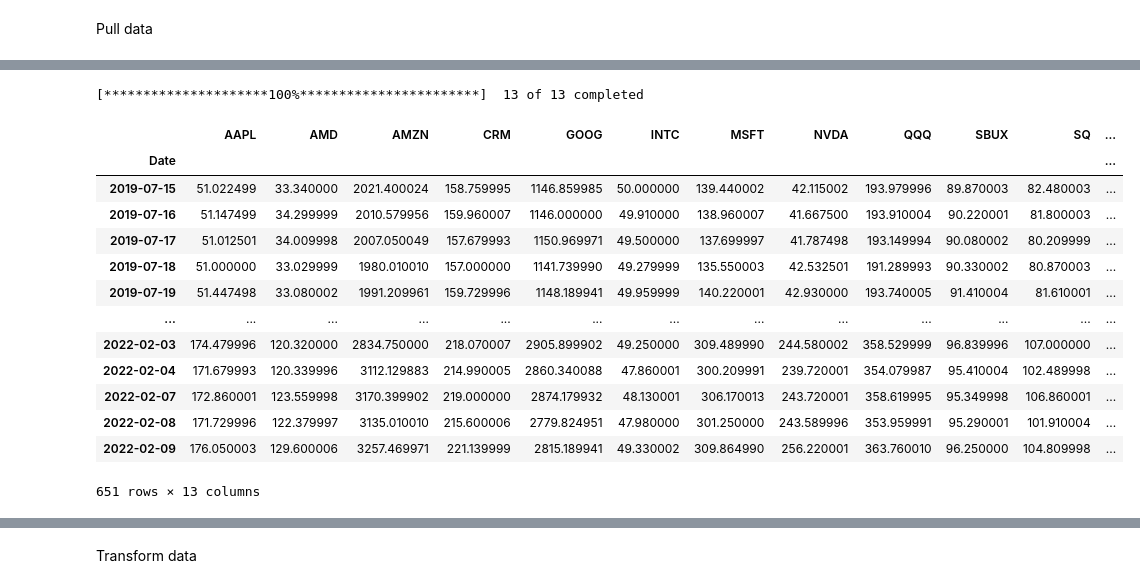
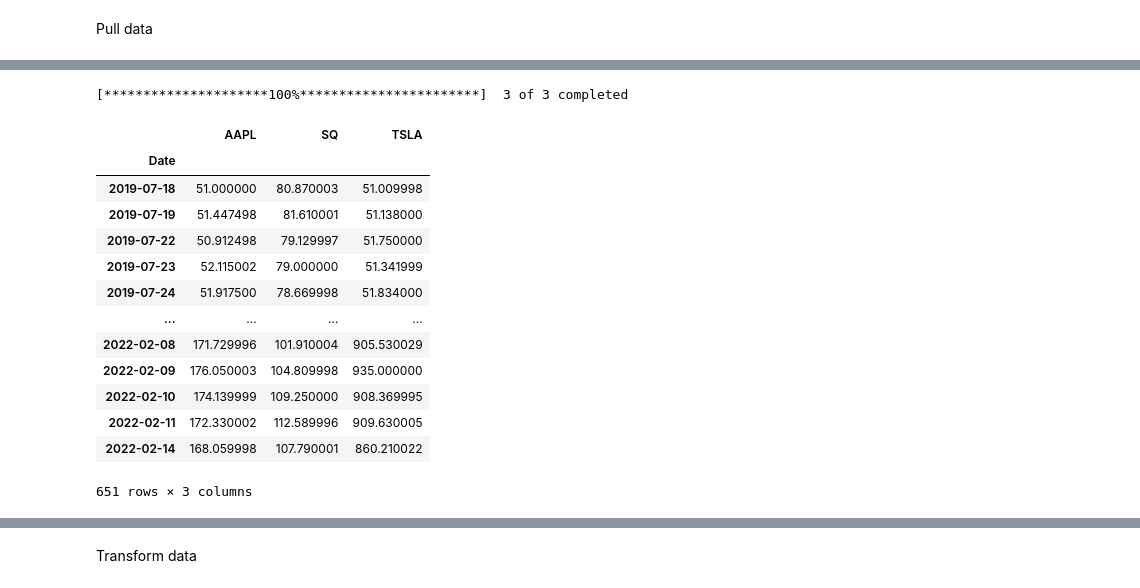
Before and after one commit to applewjr/Stock_Projects, a Jupyter notebook: pred_open.ipynb, the cells around one changed output, grey strips where cells are left out. Saved outputs shown, nothing was run; the diff lists cells and outputs as text; code cells hidden in the pictures.

```diff
--- a/pred_open.ipynb
+++ b/pred_open.ipynb
@@ -149,18 +152,19 @@ trade_type = 'stock'
 
 ### choose stocks of interest
 # stocks chosen must all have data for full range of dates
-stock_list = ['AAPL', 'AMD', 'AMZN', 'CRM', 'GOOG', 'INTC', 'MSFT', 'NVDA', 'QQQ', 'SBUX', 'SQ', 'TSLA', 'TSM'] # core list
+# stock_list = ['AAPL', 'AMD', 'AMZN', 'CRM', 'GOOG', 'INTC', 'MSFT', 'NVDA', 'QQQ', 'SBUX', 'SQ', 'TSLA', 'TSM'] # core list
 # stock_list = ['BTC-USD', 'ETH-USD']
 # stock_list = ['^GSPC'] # AKA S&P 500
 # stock_list = ['VFIAX', 'VTIAX', 'VTSAX']
-# stock_list = ['AAPL', 'SQ', 'TSLA'] # quicker for test runs
+stock_list = ['AAPL', 'SQ', 'TSLA'] # quicker for test runs
+# stock_list = ['AAPL']
 # stock_list = ['TDOC', 'PINS'] # for net loss test runs
 # stock_list = ['FDX', 'TFC', 'DCI', 'DIS', 'MDLZ', 'ROST', 'MDT', 'RTX', 'V'] # random-ish stocks
 
 ### choose how much to contribute each weekly period
 # may choose a single value for all stocks or a set of tailored values per stock
-contrib_amt = [5.00, 3.75, 2.50, 1.25, 2.50, 3.75, 2.50, 3.75, 2.50, 2.50, 2.50, 5.00, 3.75] # for core list new
-# contrib_amt = [10]
+# contrib_amt = [5.00, 3.75, 2.50, 1.25, 2.50, 3.75, 2.50, 3.75, 2.50, 2.50, 2.50, 5.00, 3.75] # for core list new
+contrib_amt = [10]
 # contrib_amt = [5]
 # contrib_amt = [350, 50, 100] # for 3 index list
 
@@ -261,6 +265,13 @@ else:
       ,interval = '1m'
     )
 
+    # ensures a single stock can pass through, not just 2+
+    if len(stock_list) == 1:
+        df_now[stock_list[0]] = df_now['Open']
+        df_now = df_now[[stock_list[0]]]
+    else:
+        df_now = df_now['Open']
+
     df_now = df_now.head(1) # open for today
     df_now = df_now.fillna(0)
 
@@ -268,7 +279,8 @@ else:
 
     x = 1
     for i in stock_list:
-      x = x * int(df_now['Open'][i])
+      # x = x * int(df_now['Open'][i])
+      x = x * int(df_now[i])
 
     if x == 0: # wait 15 seconds if data aren't complete
       time.sleep(15)
@@ -278,7 +290,8 @@ else:
       else:
         print('Warning, today\'s data not yet available')
 
-  df_now['Open']
+  df_now
+
 
 # When compared to later in the day, open prices are a few cents off. Seems fine. Much better than pretending Friday open is the Monday open
 # Datetime of data available:  January 28, 2022 06:31:36
@@ -310,47 +323,63 @@ df_open_check['Open'].tail(2)
 ### This method pulls in the true Open prices for today much quicker (a couple minutes after 6:30am PST)
 
 if trade_type == 'crypto' or trade_type == 'index':
     df = yf.download(
         tickers = stock_list
         # ,start = '2022-01-15'
         # ,end = '2022-01-18'
         ,period = str(day_hist) + 'd'
     )
+
+    # ensures a single crypto or index can pass through, not just 2+
+    if len(stock_list) == 1:
+        df[stock_list[0]] = df['Open']
+        df = df[[stock_list[0]]]
+    else:
+        df = df['Open']
+
 else:
     # Pull all data except for today
     df_bulk = yf.download(
             tickers = stock_list
             # ,start = '2022-01-15'
             # ,end = '2022-01-18'
             ,period = str(day_hist) + 'd'
         )
+
+    # ensures a single stock can pass through, not just 2+
+    if len(stock_list) == 1:
+        df_bulk[stock_list[0]] = df_bulk['Open']
+        df_bulk = df_bulk[[stock_list[0]]]
+    else:
+        df_bulk = df_bulk['Open']
+
     df_good_index = df_bulk.copy() # used to grab the ideal index
     df_bulk.drop(df_bulk.tail(1).index,inplace=True) # bulk w/o the most recent day
 
     # join the data (index is still bad)
     df = pd.concat([df_bulk, df_now])
 
     # sub in a good index
     df = df.reindex_like(df_good_index)
 
     # sub in good open data for today
     for i in stock_list:
-        df['Open', i][len(df)-1] = df_now['Open', i].copy()
+        df[i][len(df)-1] = df_now[i].copy()
 
-df['Open']
+df
 # %% [output]
-[*********************100%***********************]  13 of 13 completed
+[*********************100%***********************]  3 of 3 completed
-|  | AAPL | AMD | AMZN | CRM | GOOG | INTC | MSFT | NVDA | QQQ | SBUX | SQ | ... |
-| Date |  |  |  |  |  |  |  |  |  |  |  | ... |
-| 2019-07-15 | 51.022499 | 33.340000 | 2021.400024 | 158.759995 | 1146.859985 | 50.000000 | 139.440002 | 42.115002 | 193.979996 | 89.870003 | 82.480003 | ... |
-| 2019-07-16 | 51.147499 | 34.299999 | 2010.579956 | 159.960007 | 1146.000000 | 49.910000 | 138.960007 | 41.667500 | 193.910004 | 90.220001 | 81.800003 | ... |
-| 2019-07-17 | 51.012501 | 34.009998 | 2007.050049 | 157.679993 | 1150.969971 | 49.500000 | 137.699997 | 41.787498 | 193.149994 | 90.080002 | 80.209999 | ... |
-| 2019-07-18 | 51.000000 | 33.029999 | 1980.010010 | 157.000000 | 1141.739990 | 49.279999 | 135.550003 | 42.532501 | 191.289993 | 90.330002 | 80.870003 | ... |
-| 2019-07-19 | 51.447498 | 33.080002 | 1991.209961 | 159.729996 | 1148.189941 | 49.959999 | 140.220001 | 42.930000 | 193.740005 | 91.410004 | 81.610001 | ... |
-| ... | ... | ... | ... | ... | ... | ... | ... | ... | ... | ... | ... | ... |
-| 2022-02-03 | 174.479996 | 120.320000 | 2834.750000 | 218.070007 | 2905.899902 | 49.250000 | 309.489990 | 244.580002 | 358.529999 | 96.839996 | 107.000000 | ... |
-| 2022-02-04 | 171.679993 | 120.339996 | 3112.129883 | 214.990005 | 2860.340088 | 47.860001 | 300.209991 | 239.720001 | 354.079987 | 95.410004 | 102.489998 | ... |
-| 2022-02-07 | 172.860001 | 123.559998 | 3170.399902 | 219.000000 | 2874.179932 | 48.130001 | 306.170013 | 243.720001 | 358.619995 | 95.349998 | 106.860001 | ... |
-| 2022-02-08 | 171.729996 | 122.379997 | 3135.010010 | 215.600006 | 2779.824951 | 47.980000 | 301.250000 | 243.589996 | 353.959991 | 95.290001 | 101.910004 | ... |
-| 2022-02-09 | 176.050003 | 129.600006 | 3257.469971 | 221.139999 | 2815.189941 | 49.330002 | 309.864990 | 256.220001 | 363.760010 | 96.250000 | 104.809998 | ... |
+|  | AAPL | SQ | TSLA |
+| Date |  |  |  |
+| 2019-07-18 | 51.000000 | 80.870003 | 51.009998 |
+| 2019-07-19 | 51.447498 | 81.610001 | 51.138000 |
+| 2019-07-22 | 50.912498 | 79.129997 | 51.750000 |
+| 2019-07-23 | 52.115002 | 79.000000 | 51.341999 |
+| 2019-07-24 | 51.917500 | 78.669998 | 51.834000 |
+| ... | ... | ... | ... |
+| 2022-02-08 | 171.729996 | 101.910004 | 905.530029 |
+| 2022-02-09 | 176.050003 | 104.809998 | 935.000000 |
+| 2022-02-10 | 174.139999 | 109.250000 | 908.369995 |
+| 2022-02-11 | 172.330002 | 112.589996 | 909.630005 |
+| 2022-02-14 | 168.059998 | 107.790001 | 860.210022 |
-651 rows × 13 columns
+651 rows × 3 columns
```
Also changed, not shown: parts of 17 cells of this notebook.
